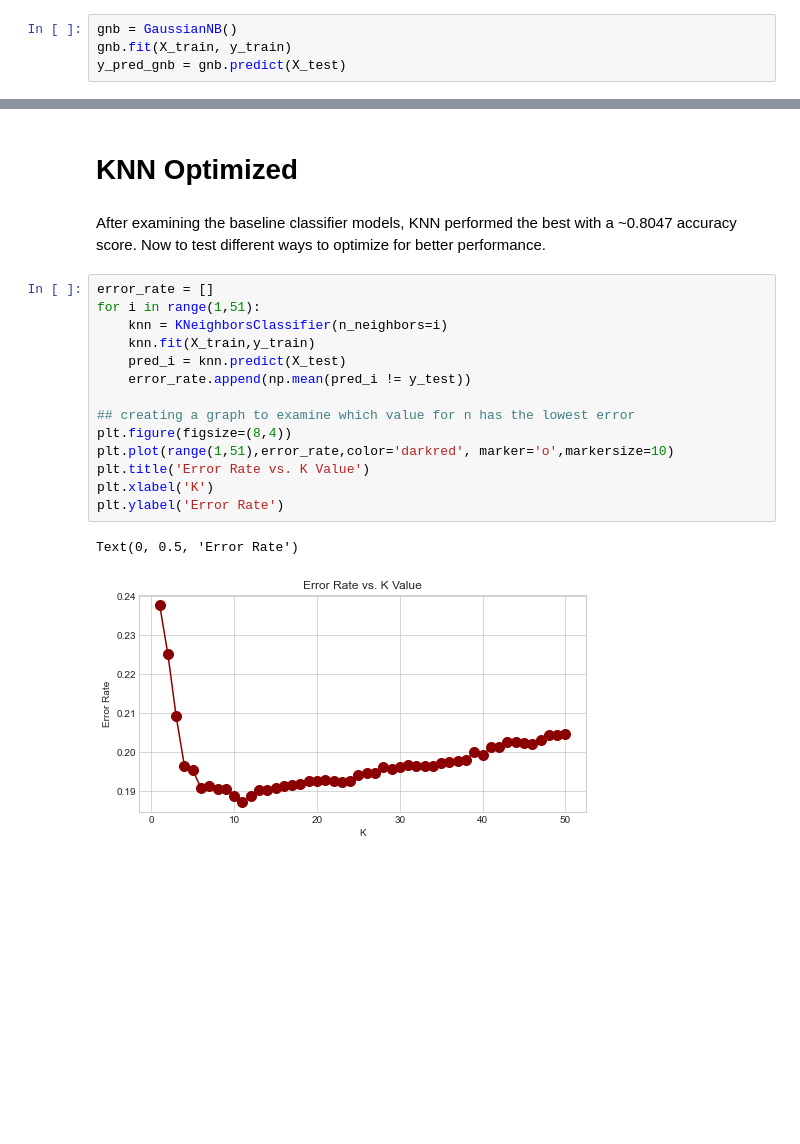
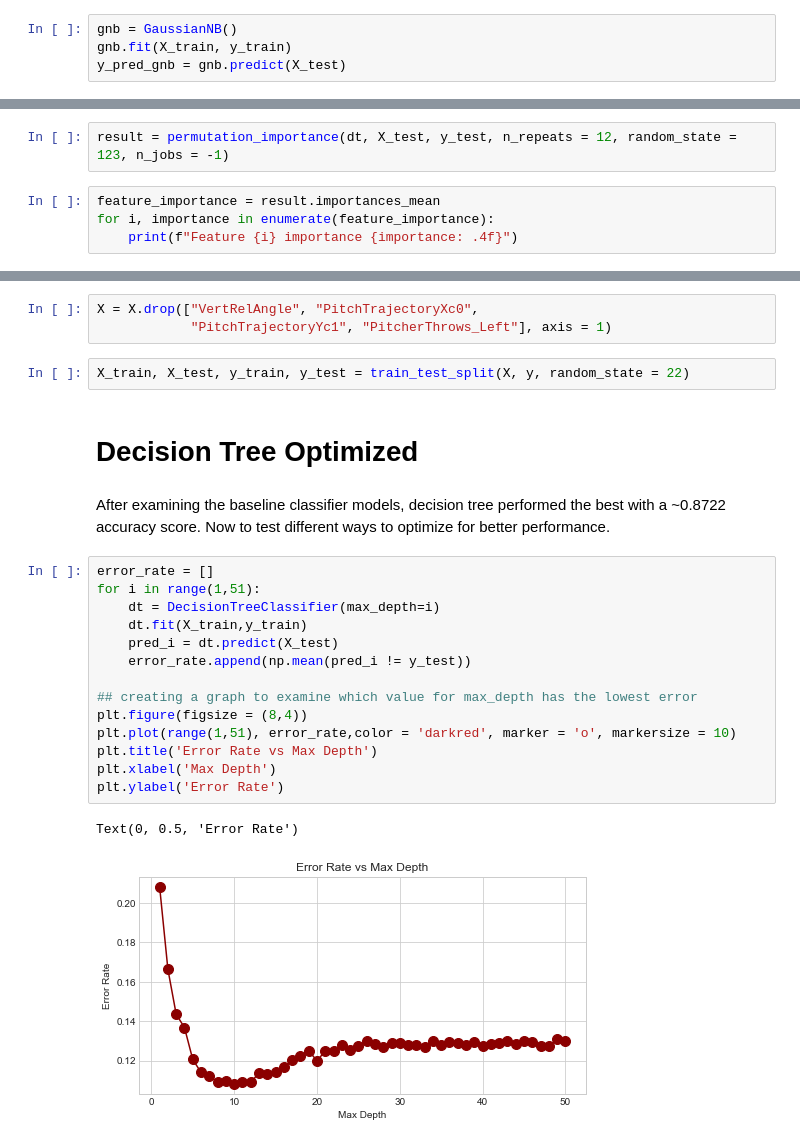
Before and after one commit to jisoawe/NCAA_Pitch_Classification_Model, a Jupyter notebook: Pitch Type Classification Model 2024.ipynb, the cells around one changed output, grey strips where cells are left out. Drawn from its saved outputs; the diff is of its cells as text; blank space fills up the shorter version.

Commit message:
feat eng, feat importance & hyperparater tuning

```diff
--- a/Pitch Type Classification Model 2024.ipynb
+++ b/Pitch Type Classification Model 2024.ipynb
@@ -208,0 +224,6 @@ accuracy_score(y_test, y_pred_clf)
+# %%
+result = permutation_importance(dt, X_test, y_test, n_repeats = 12, random_state = 123, n_jobs = -1)
+# %%
+feature_importance = result.importances_mean
+for i, importance in enumerate(feature_importance):
+    print(f"Feature {i} importance {importance: .4f}")
@@ -209,22 +259,27 @@ accuracy_score(y_test, y_pred_clf)
+# %%
+X = X.drop(["VertRelAngle", "PitchTrajectoryXc0",
+            "PitchTrajectoryYc1", "PitcherThrows_Left"], axis = 1)
+# %%
+X_train, X_test, y_train, y_test = train_test_split(X, y, random_state = 22)
 # %% [markdown]
-# KNN Optimized
+# Decision Tree Optimized
 # %% [markdown]
-After examining the baseline classifier models, KNN performed the best with a ~0.8047 accuracy score. Now to test different ways to optimize for better performance.
+After examining the baseline classifier models, decision tree performed the best with a ~0.8722 accuracy score. Now to test different ways to optimize for better performance.
 # %%
 error_rate = []
 for i in range(1,51):
-    knn = KNeighborsClassifier(n_neighbors=i)
-    knn.fit(X_train,y_train)
-    pred_i = knn.predict(X_test)
+    dt = DecisionTreeClassifier(max_depth=i)
+    dt.fit(X_train,y_train)
+    pred_i = dt.predict(X_test)
     error_rate.append(np.mean(pred_i != y_test))
 
-## creating a graph to examine which value for n has the lowest error
-plt.figure(figsize=(8,4))
-plt.plot(range(1,51),error_rate,color='darkred', marker='o',markersize=10)
-plt.title('Error Rate vs. K Value')
-plt.xlabel('K')
+## creating a graph to examine which value for max_depth has the lowest error
+plt.figure(figsize = (8,4))
+plt.plot(range(1,51), error_rate,color = 'darkred', marker = 'o', markersize = 10)
+plt.title('Error Rate vs Max Depth')
+plt.xlabel('Max Depth')
 plt.ylabel('Error Rate')
 # %% [output]
 Text(0, 0.5, 'Error Rate')
-[figure, old version]
+[figure, new version]
 # %%
```
Also changed, not shown: parts of 38 cells of this notebook.
